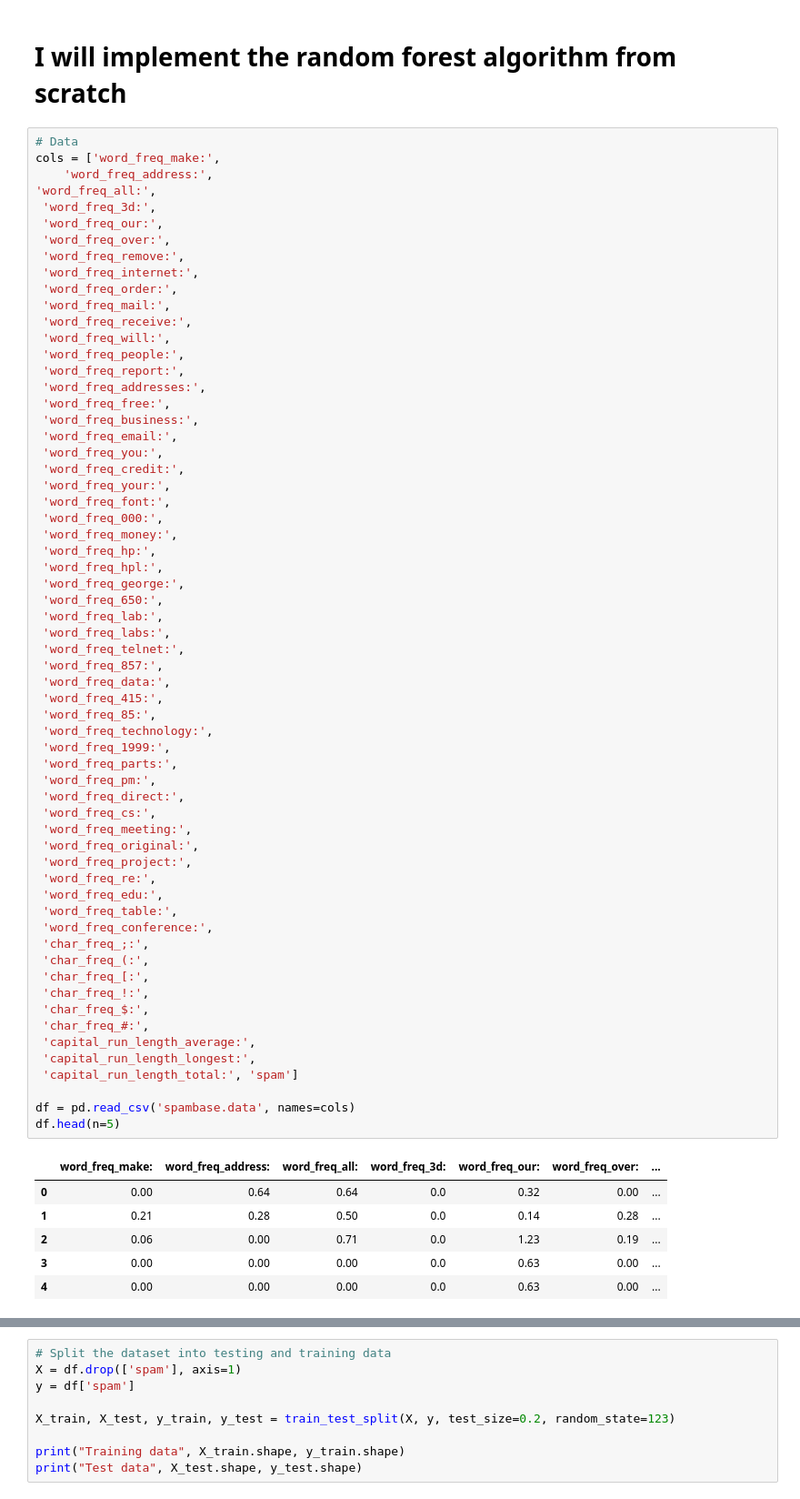
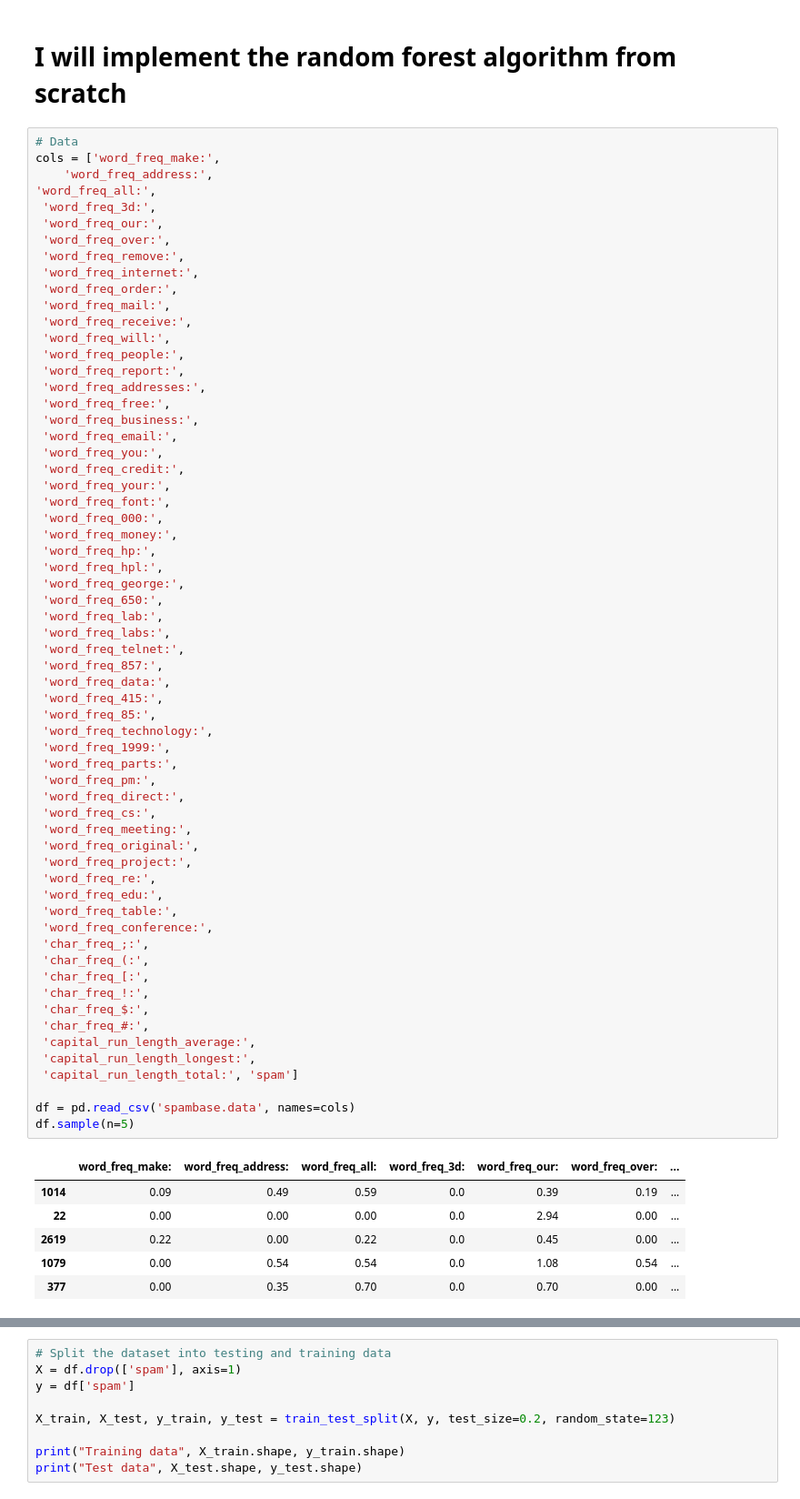
Before and after one commit to rebecca-weiss/Spam-prediction, a Jupyter notebook: spambase.ipynb, the cells around one changed output, grey strips where cells are left out. Shown: that part at 91% size. Saved outputs shown, nothing was run; the diff lists cells and outputs as text.

```diff
--- a/spambase.ipynb
+++ b/spambase.ipynb
@@ -51,39 +51,39 @@ cols = ['word_freq_make:',
  'word_freq_857:',
  'word_freq_data:',
  'word_freq_415:',
  'word_freq_85:',
  'word_freq_technology:',
  'word_freq_1999:',
  'word_freq_parts:',
  'word_freq_pm:',
  'word_freq_direct:',
  'word_freq_cs:',
  'word_freq_meeting:',
  'word_freq_original:',
  'word_freq_project:',
  'word_freq_re:',
  'word_freq_edu:',
  'word_freq_table:',
  'word_freq_conference:',
  'char_freq_;:',
  'char_freq_(:',
  'char_freq_[:',
  'char_freq_!:',
  'char_freq_$:',
  'char_freq_#:',
  'capital_run_length_average:',
  'capital_run_length_longest:',
  'capital_run_length_total:', 'spam']
 
 df = pd.read_csv('spambase.data', names=cols)
-df.head(n=5)
+df.sample(n=5)
 # %% [output]
 |  | word_freq_make: | word_freq_address: | word_freq_all: | word_freq_3d: | word_freq_our: | word_freq_over: | ... |
-| 0 | 0.00 | 0.64 | 0.64 | 0.0 | 0.32 | 0.00 | ... |
-| 1 | 0.21 | 0.28 | 0.50 | 0.0 | 0.14 | 0.28 | ... |
-| 2 | 0.06 | 0.00 | 0.71 | 0.0 | 1.23 | 0.19 | ... |
-| 3 | 0.00 | 0.00 | 0.00 | 0.0 | 0.63 | 0.00 | ... |
-| 4 | 0.00 | 0.00 | 0.00 | 0.0 | 0.63 | 0.00 | ... |
+| 1014 | 0.09 | 0.49 | 0.59 | 0.0 | 0.39 | 0.19 | ... |
+| 22 | 0.00 | 0.00 | 0.00 | 0.0 | 2.94 | 0.00 | ... |
+| 2619 | 0.22 | 0.00 | 0.22 | 0.0 | 0.45 | 0.00 | ... |
+| 1079 | 0.00 | 0.54 | 0.54 | 0.0 | 1.08 | 0.54 | ... |
+| 377 | 0.00 | 0.35 | 0.70 | 0.0 | 0.70 | 0.00 | ... |
 5 rows × 58 columns
 # %%
 # Split the dataset into testing and training data
```
